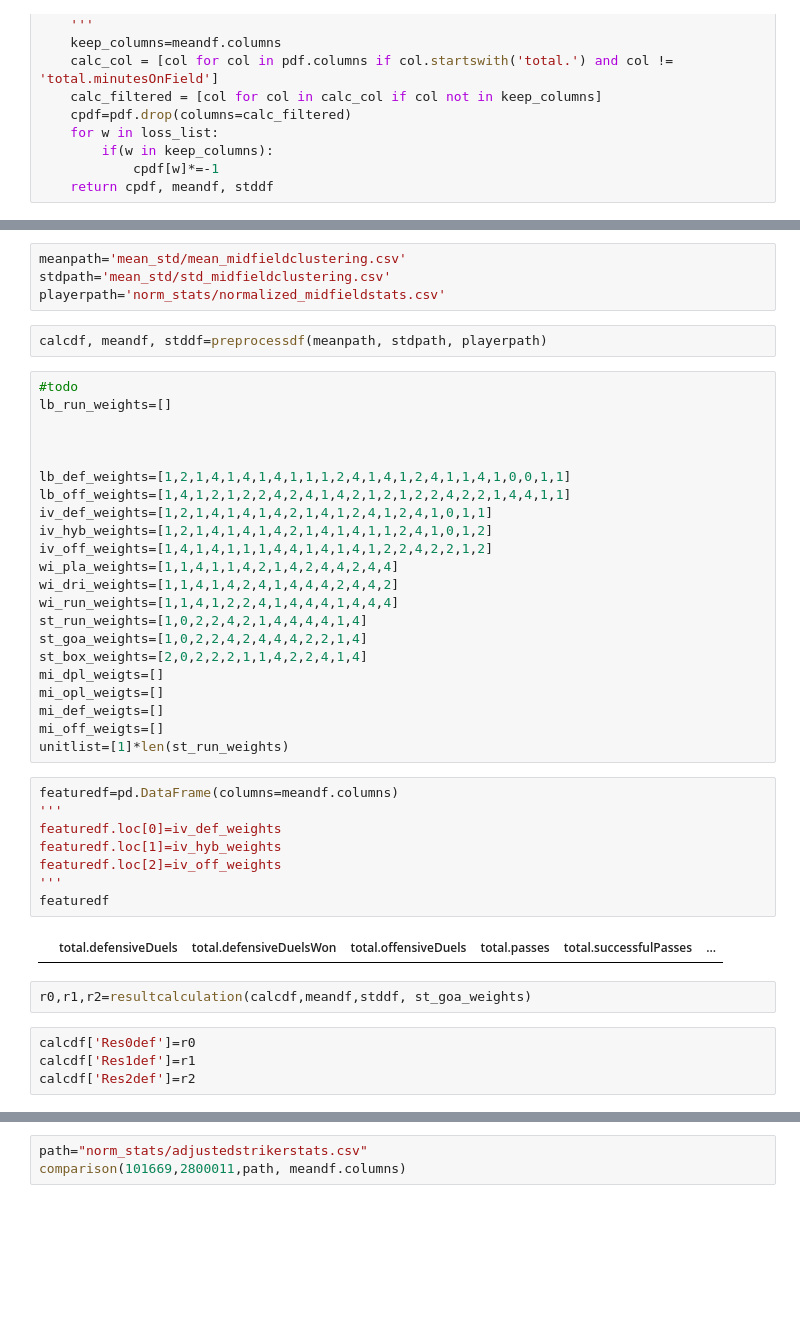
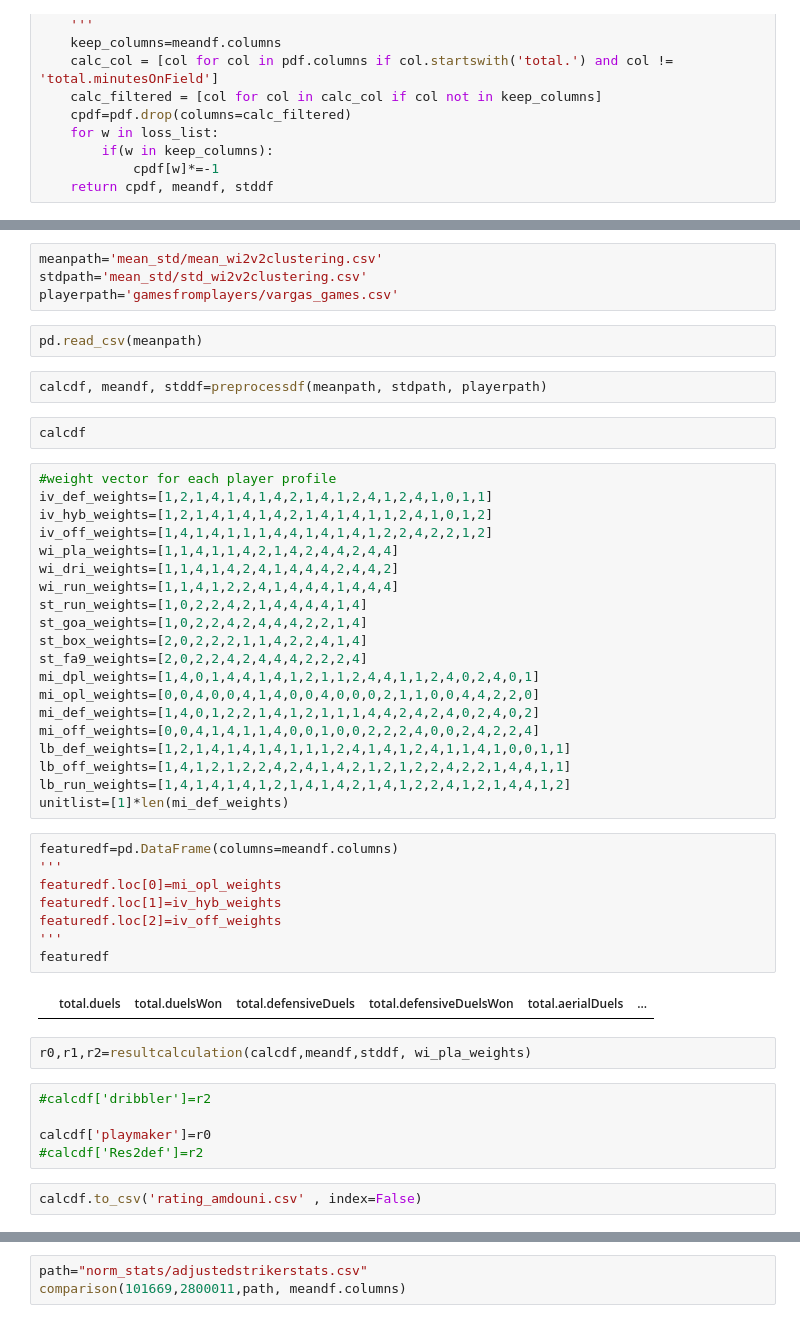
Before and after one commit to Rui1818/player_index, a Jupyter notebook: ranking.ipynb, the cells around one changed output, grey strips where cells are left out. Cells and saved outputs as stored; diff of their text form; blank space fills up the shorter version.

```diff
--- a/ranking.ipynb
+++ b/ranking.ipynb
@@ -90,18 +95,16 @@ def resultcalculation(calc,mean,std, weight):
     return res0, res1, res2
 # %%
-meanpath='mean_std/mean_midfieldclustering.csv'
-stdpath='mean_std/std_midfieldclustering.csv'
-playerpath='norm_stats/normalized_midfieldstats.csv'
+meanpath='mean_std/mean_wi2v2clustering.csv'
+stdpath='mean_std/std_wi2v2clustering.csv'
+playerpath='gamesfromplayers/vargas_games.csv'
+# %%
+pd.read_csv(meanpath)
 # %%
 calcdf, meandf, stddf=preprocessdf(meanpath, stdpath, playerpath)
+# %%
+calcdf
 # %%
-#todo
-lb_run_weights=[]
-
-
-
-lb_def_weights=[1,2,1,4,1,4,1,4,1,1,1,2,4,1,4,1,2,4,1,1,4,1,0,0,1,1]
-lb_off_weights=[1,4,1,2,1,2,2,4,2,4,1,4,2,1,2,1,2,2,4,2,2,1,4,4,1,1]
+#weight vector for each player profile
 iv_def_weights=[1,2,1,4,1,4,1,4,2,1,4,1,2,4,1,2,4,1,0,1,1]
 iv_hyb_weights=[1,2,1,4,1,4,1,4,2,1,4,1,4,1,1,2,4,1,0,1,2]
 iv_off_weights=[1,4,1,4,1,1,1,4,4,1,4,1,4,1,2,2,4,2,2,1,2]
@@ -111,25 +114,32 @@ wi_run_weights=[1,1,4,1,2,2,4,1,4,4,4,1,4,4,4]
 st_run_weights=[1,0,2,2,4,2,1,4,4,4,4,1,4]
 st_goa_weights=[1,0,2,2,4,2,4,4,4,2,2,1,4]
 st_box_weights=[2,0,2,2,2,1,1,4,2,2,4,1,4]
-mi_dpl_weigts=[]
-mi_opl_weigts=[]
-mi_def_weigts=[]
-mi_off_weigts=[]
-unitlist=[1]*len(st_run_weights)
+st_fa9_weights=[2,0,2,2,4,2,4,4,4,2,2,2,4]
+mi_dpl_weights=[1,4,0,1,4,4,1,4,1,2,1,1,2,4,4,1,1,2,4,0,2,4,0,1]
+mi_opl_weights=[0,0,4,0,0,4,1,4,0,0,4,0,0,0,2,1,1,0,0,4,4,2,2,0]
+mi_def_weights=[1,4,0,1,2,2,1,4,1,2,1,1,1,4,4,2,4,2,4,0,2,4,0,2]
+mi_off_weights=[0,0,4,1,4,1,1,4,0,0,1,0,0,2,2,2,4,0,0,2,4,2,2,4]
+lb_def_weights=[1,2,1,4,1,4,1,4,1,1,1,2,4,1,4,1,2,4,1,1,4,1,0,0,1,1]
+lb_off_weights=[1,4,1,2,1,2,2,4,2,4,1,4,2,1,2,1,2,2,4,2,2,1,4,4,1,1]
+lb_run_weights=[1,4,1,4,1,4,1,2,1,4,1,4,2,1,4,1,2,2,4,1,2,1,4,4,1,2]
+unitlist=[1]*len(mi_def_weights)
 # %%
 featuredf=pd.DataFrame(columns=meandf.columns)
 '''
-featuredf.loc[0]=iv_def_weights
+featuredf.loc[0]=mi_opl_weights
 featuredf.loc[1]=iv_hyb_weights
 featuredf.loc[2]=iv_off_weights
 '''
 featuredf
 # %% [output]
-|  | total.defensiveDuels | total.defensiveDuelsWon | total.offensiveDuels | total.passes | total.successfulPasses | ... |
+|  | total.duels | total.duelsWon | total.defensiveDuels | total.defensiveDuelsWon | total.aerialDuels | ... |
 # %%
-r0,r1,r2=resultcalculation(calcdf,meandf,stddf, st_goa_weights)
+r0,r1,r2=resultcalculation(calcdf,meandf,stddf, wi_pla_weights)
-# %%
-calcdf['Res0def']=r0
-calcdf['Res1def']=r1
-calcdf['Res2def']=r2
+# %%
+#calcdf['dribbler']=r2
+
+calcdf['playmaker']=r0
+#calcdf['Res2def']=r2
+# %%
+calcdf.to_csv('rating_amdouni.csv' , index=False)
 # %%
```
Also changed, not shown: parts of 10 cells of this notebook, 42 other files.
